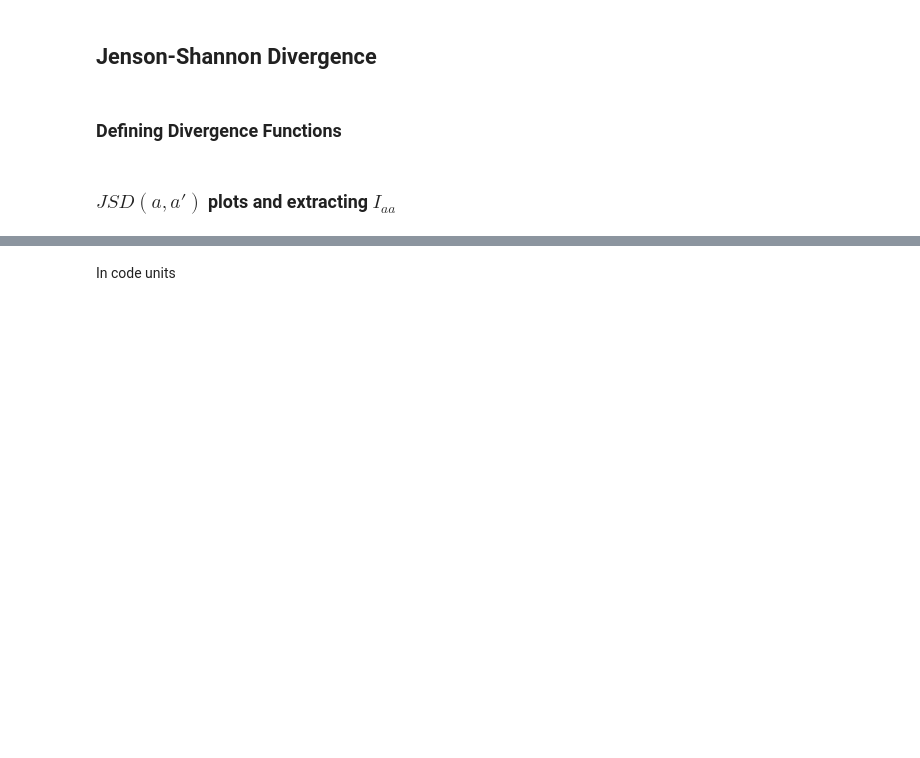
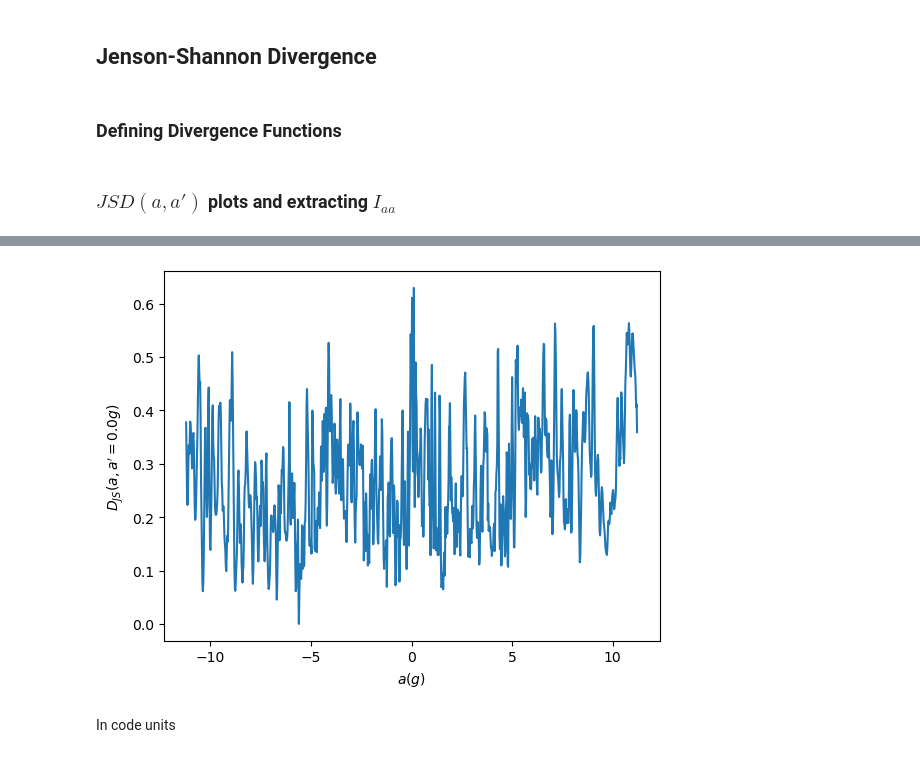
Before and after one commit to rootware/lattice_evolution, a Jupyter notebook: Python/JSD Plots.ipynb, the cells around one changed output, grey strips where cells are left out. Drawn from its saved outputs; the diff is of its cells as text; code cells hidden in the pictures; blank space fills up the shorter version.

```diff
--- a/Python/JSD Plots.ipynb
+++ b/Python/JSD Plots.ipynb
@@ -181,3 +166,10 @@ plt.grid(False)
+# %%
+plt.plot(AList*Units.accUnit/Units.g, JSDivergenceMatrix[250,:])
+plt.xlabel("$a(g)$")
+plt.ylabel("$D_{JS}(a,a'=0.0g)$")
+#plt.savefig("JSD_profile_dynamic_range.png")
+# %% [output]
+[figure, added]
 # %% [markdown]
 In code units
 # %%
```
Also changed, not shown: parts of 32 cells of this notebook, 13 other files.
